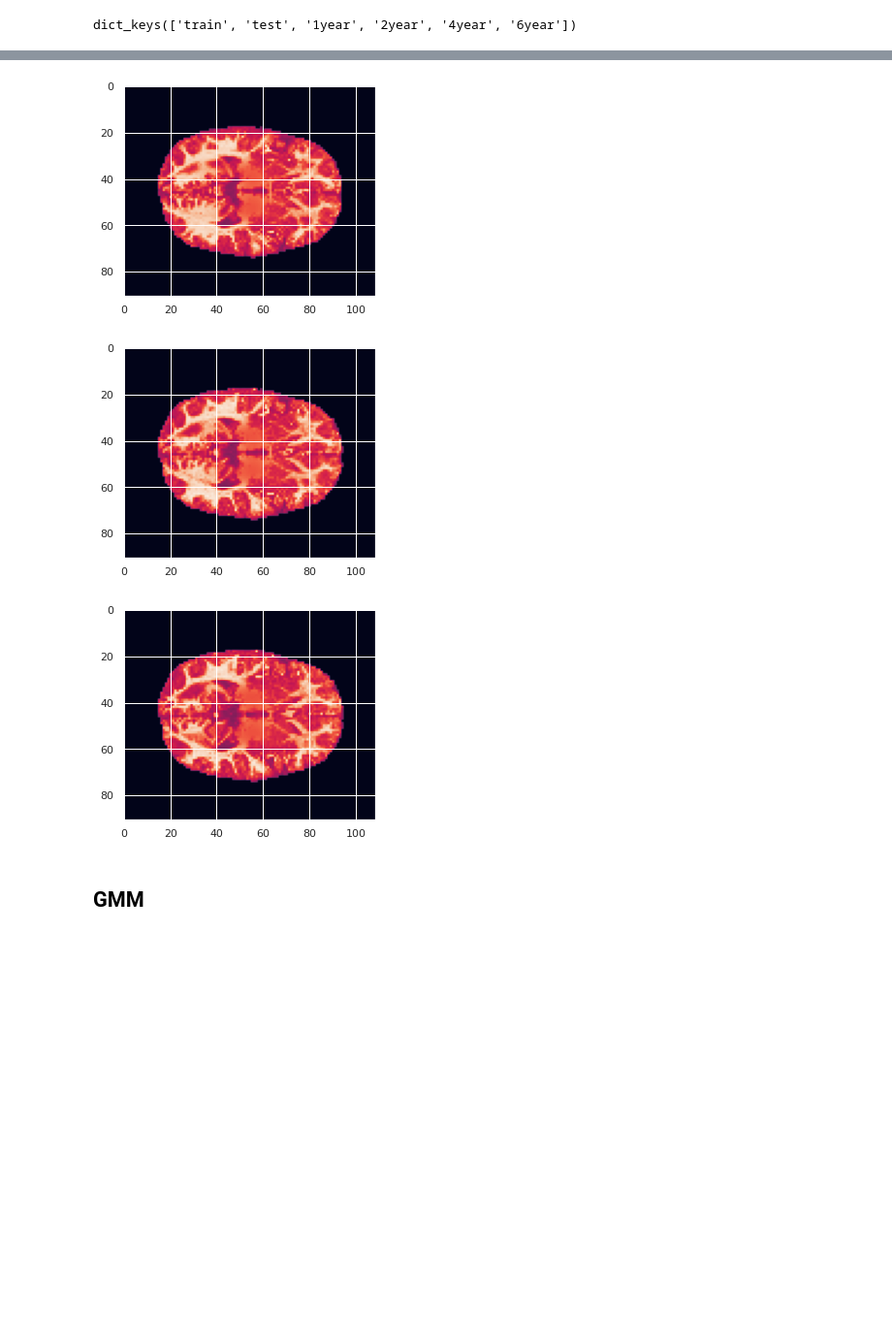
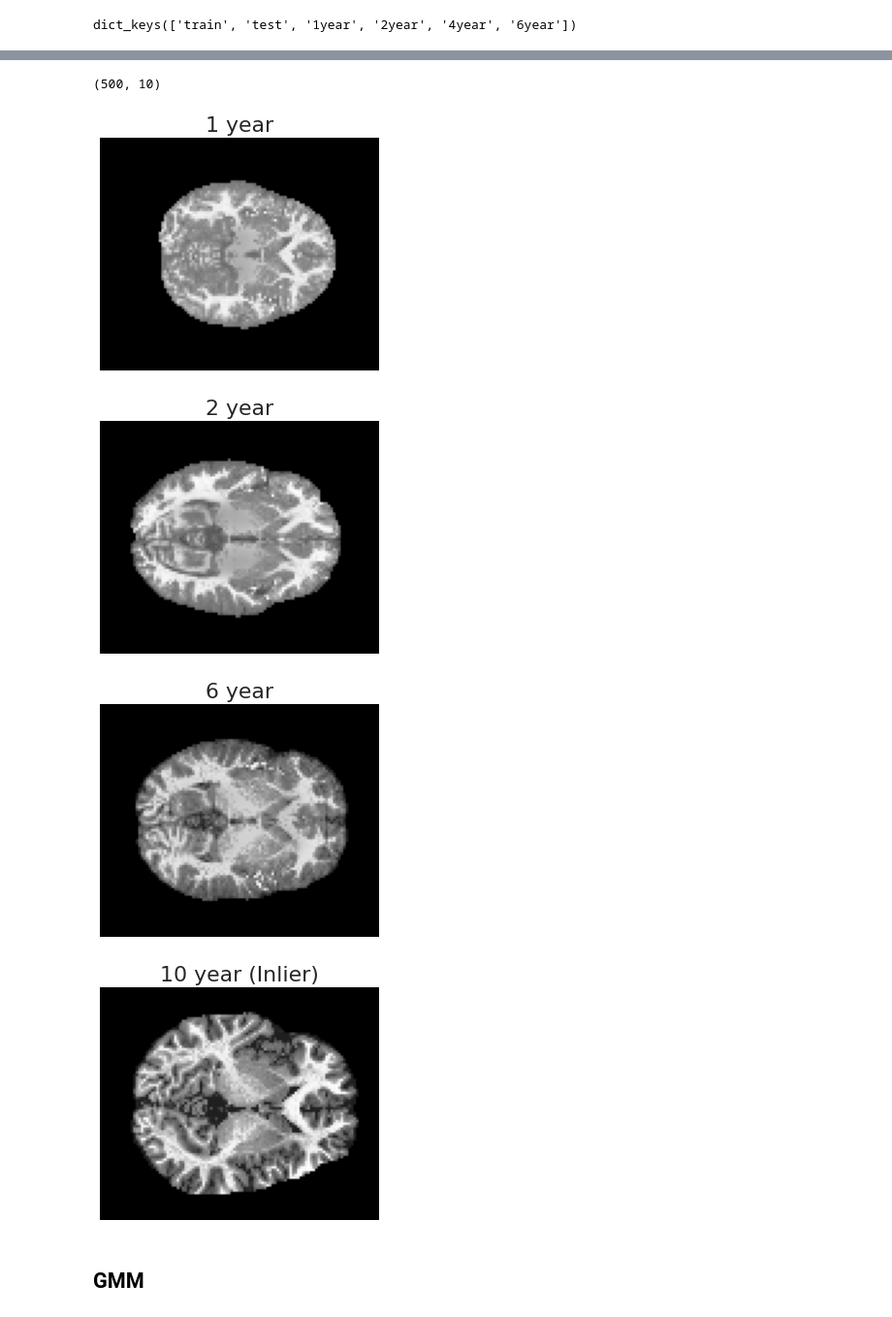
Before and after one commit to ahsanMah/NCSN-TF2.0, a Jupyter notebook: score_exploration/brain/ood_analysis.ipynb, the cells around one changed output, grey strips where cells are left out. Shown at 97% size. Cells and saved outputs as stored; diff of their text form; code cells hidden in the pictures; blank space fills up the shorter version.

```diff
--- a/score_exploration/brain/ood_analysis.ipynb
+++ b/score_exploration/brain/ood_analysis.ipynb
@@ -217,8 +235,0 @@ year1 = next(iter(outlier_datasets[0])).numpy()
-# %%
-for i in range(3):
-    plt.imshow(year1[i,...,-1])
-    plt.show()
-# %% [output]
-[figure, removed]
-[figure, removed]
-[figure, removed]
@@ -224,0 +246,10 @@ for i in range(3):
+# %%
+year1 = next(iter(outlier_datasets[0])).numpy()
+year2 = next(iter(outlier_datasets[1])).numpy()
+year4 = next(iter(outlier_datasets[2])).numpy()
+year6 = next(iter(outlier_datasets[3])).numpy()
+year10 = next(iter(outlier_datasets[-1])).numpy()
+# %%
+outlier_scores[0].shape
+# %% [output]
+(500, 10)
@@ -225,3 +269,25 @@ for i in range(3):
+# %%
+plt.grid(False)
+
+for title, yr in zip(["1 year", "2 year", "6 year", "10 year (Inlier)"], [year1, year2, year6, year10]):
+    plt.imshow(yr[10,...,-1], cmap="gray")
+    plt.title(title, fontsize=22)
+    plt.grid(False)
+    plt.axis('off')
+    plt.tight_layout()
+    plt.savefig("../../Figures/{}.png".format(title), dpi=200, bbox_inches='tight')
+    plt.show()
+# plt.tick_params(
+#     axis='x',          # changes apply to the x-axis
+#     which='both',      # both major and minor ticks are affected
+#     bottom=False,      # ticks along the bottom edge are off
+#     top=False,         # ticks along the top edge are off
+#     labelbottom=False) # labels along the bottom edge are off
+# %% [output]
+[figure, added]
+[figure, added]
+[figure, added]
+[figure, added]
 # %% [markdown]
 ## GMM
 # %%
```
Also changed, not shown: parts of 40 cells of this notebook, 10 other files.
